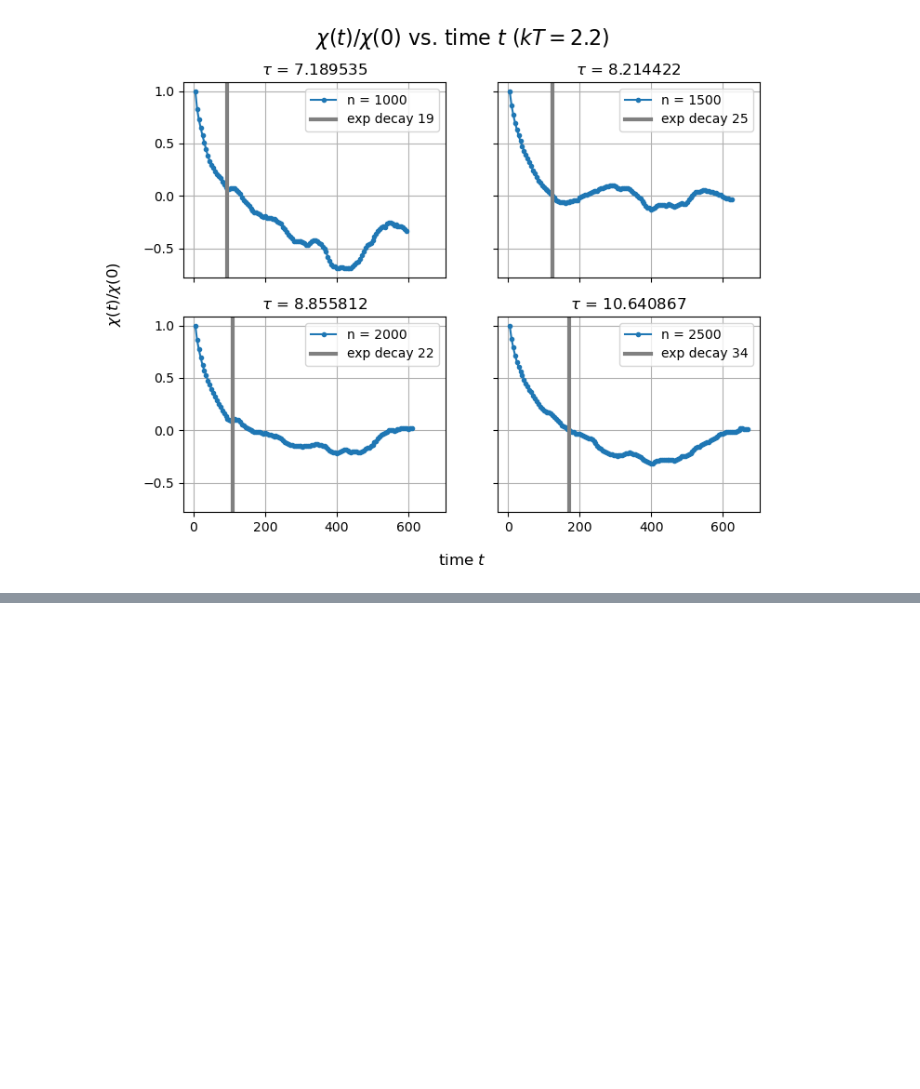
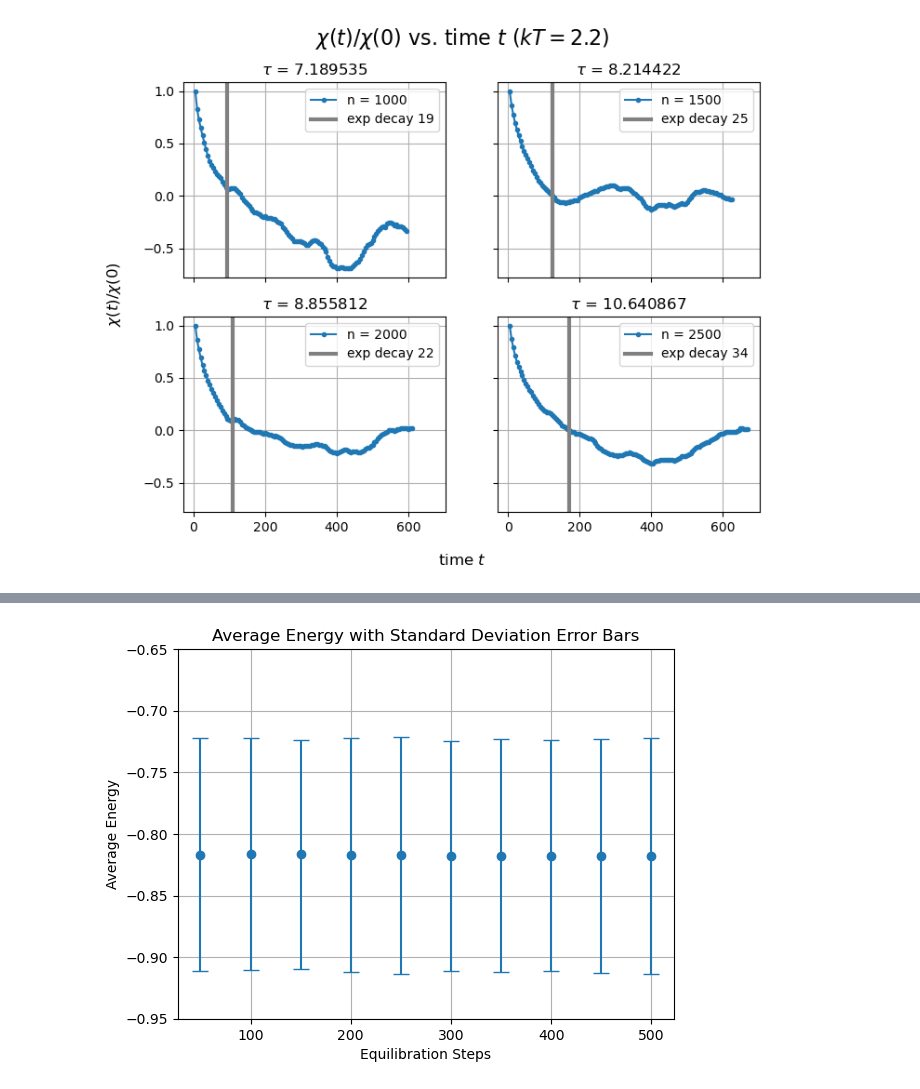
Before and after one commit to seafoodfry/numerical-analysis, a Jupyter notebook: qft/ising/Ising-model.ipynb, the cells around one changed output, grey strips where cells are left out. Saved outputs shown, nothing was run; the diff lists cells and outputs as text; code cells hidden in the pictures; blank space fills up the shorter version.

Commit message:
Explored equilibration time
Signed-off-by: seafoodfry <>

```diff
--- a/qft/ising/Ising-model.ipynb
+++ b/qft/ising/Ising-model.ipynb
@@ -468,0 +507,3 @@ plt.show()
+# %%
+df = pd.read_csv('equilibration.csv')
+df
@@ -468,0 +522,12 @@ plt.show()
+# %%
+# Use df.index instead of df['equil'] to plot against the number of the simulation.
+plt.errorbar(x=df['equil'], y=df['avgE'], yerr=df['stdE'], fmt='o', capsize=6)
+
+plt.ylim(-0.95, -0.65)
+plt.xlabel('Equilibration Steps')
+plt.ylabel('Average Energy')
+plt.title('Average Energy with Standard Deviation Error Bars')
+plt.grid(True)
+plt.show()
+# %% [output]
+[figure, added]
```
Also changed, not shown: parts of 20 cells of this notebook.
